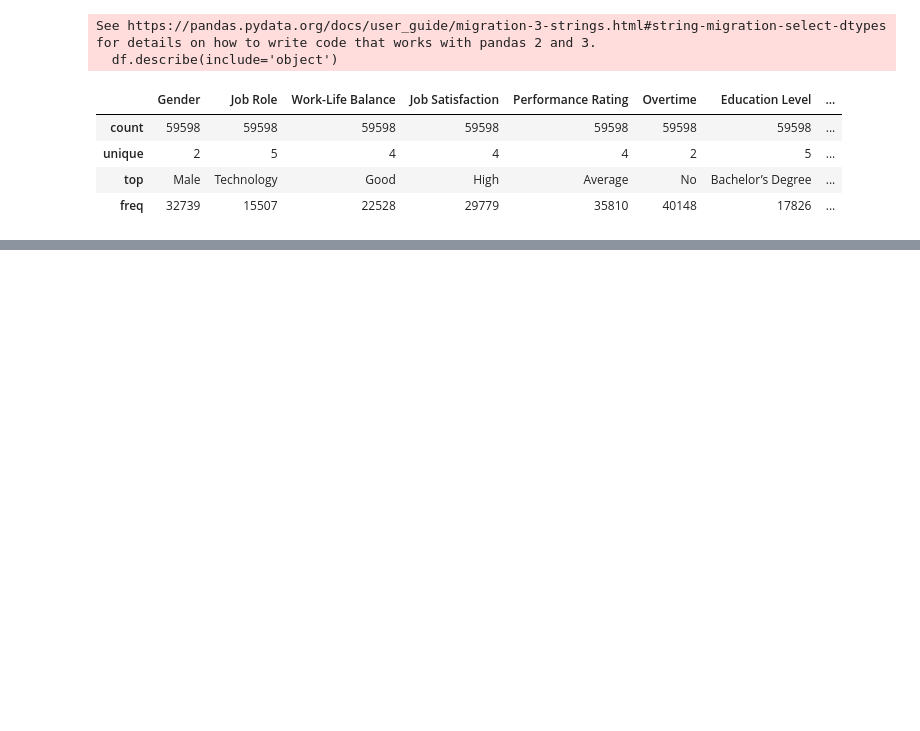
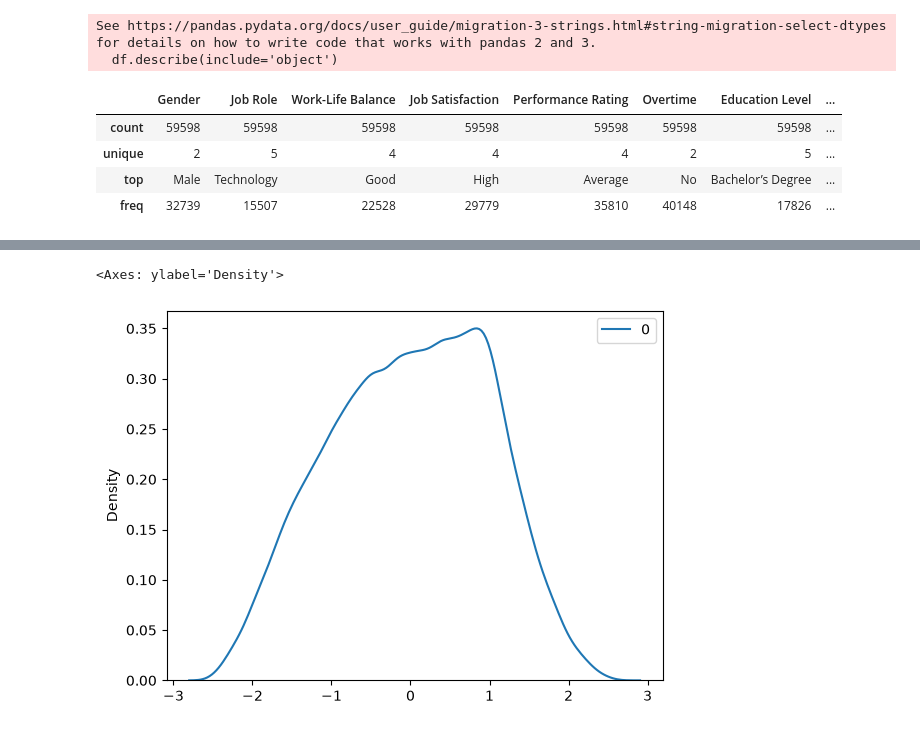
Before and after one commit to KrrishAg/Employee-Churn-Prediction, a Jupyter notebook: eda/notebook.ipynb, the cells around one changed output, grey strips where cells are left out. Cells and saved outputs as stored; diff of their text form; code cells hidden in the pictures; blank space fills up the shorter version.

```diff
--- a/eda/notebook.ipynb
+++ b/eda/notebook.ipynb
@@ -94,0 +131,13 @@ df.drop(columns=['Employee ID'], inplace=True)
+# %%
+# none working for Company Tenure, So taking it as it is
+
+from sklearn.preprocessing import PowerTransformer,FunctionTransformer
+trf = FunctionTransformer(func=np.log1p)
+pt = PowerTransformer(method="box-cox")
+# xx = trf.fit_transform(df[['Company Tenure']])
+# sns.kdeplot(xx)
+xx = pt.fit_transform(df[['Company Tenure']])
+sns.kdeplot(xx)
+# %% [output]
+<Axes: ylabel='Density'>
+[figure, added]
```
Also changed, not shown: parts of 5 cells of this notebook, 1 other file.
